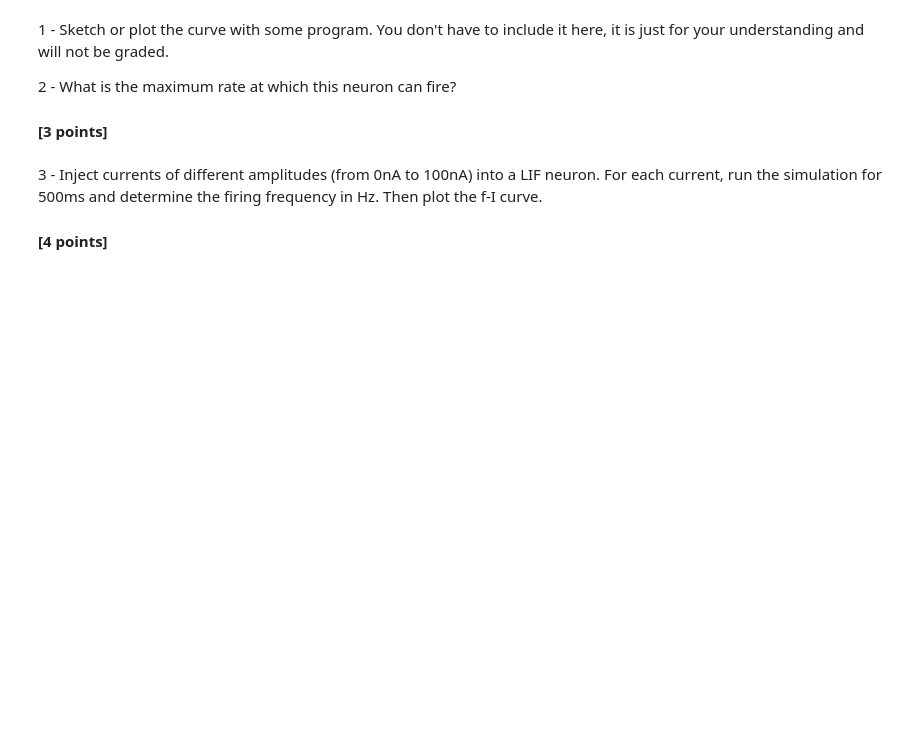
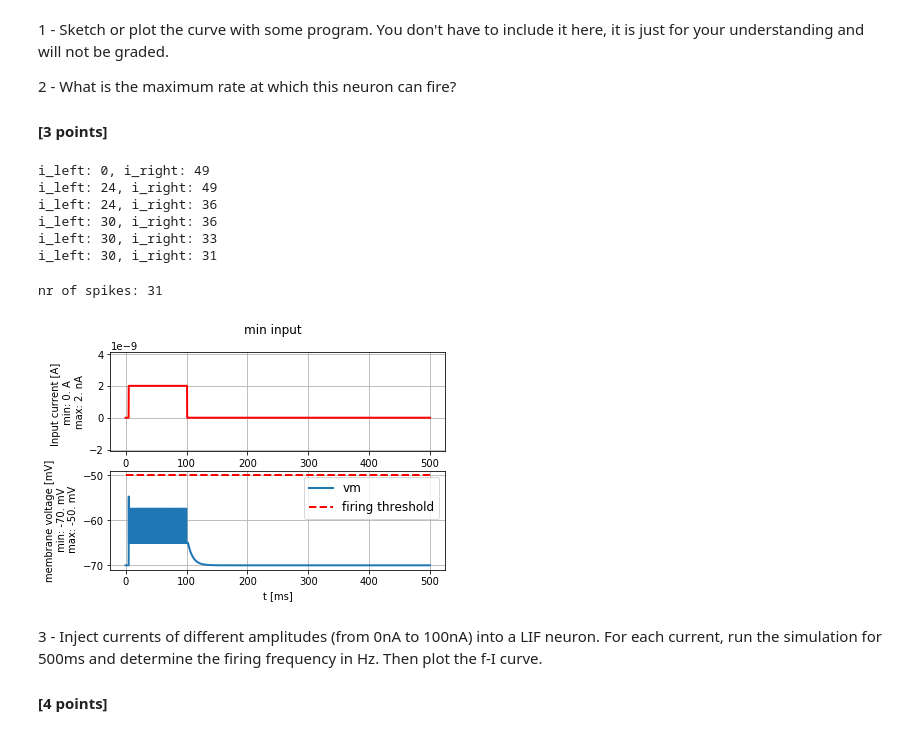
Before and after one commit to Shrecki/BioModNN, a Jupyter notebook: Ex2_Fabrice_Guibert_000.ipynb, the cells around one changed output. Drawn from its saved outputs; the diff is of its cells as text; code cells hidden in the pictures; blank space fills up the shorter version.

```diff
--- a/Ex2_Fabrice_Guibert_000.ipynb
+++ b/Ex2_Fabrice_Guibert_000.ipynb
@@ -56,0 +79,4 @@ Calculate i_min here (write down your formula)
+# %%
+
+i_min = (LIF.FIRING_THRESHOLD - LIF.V_REST)/LIF.MEMBRANE_RESISTANCE
+print("minimal current: {}".format(i_min))
@@ -81,0 +159,44 @@ print("nr of spikes: {}".format(spike_monitor.count[0]))  # should be 0
+# %%
+maxSpikes = -1
+max_i = len(currents)
+i_left = 0
+i_right = max_i-1
+found = False
+(state_monitor,spike_monitor) = LIF.simulate_LIF_neuron(input_current=currents[i_right], simulation_time = 500 * b2.ms,
+                                                       abs_refractory_period= 3*b2.ms)
+good_i = i_right
+spikeObj = spike_monitor.count[0]
+(state_monitor, spike_monitor) = LIF.simulate_LIF_neuron(input_current=currents[i_left], simulation_time = 500 * b2.ms,
+                                                        abs_refractory_period= 3*b2.ms)
+
+
+foundId = i_right
+
+if(spike_monitor.count[0] == spikeObj):
+    found = True
+    foundId= i_left
+
+while(not found):
+    print("i_left: {}, i_right: {}".format(i_left, i_right))
+    (i_left, i_right, found) = dichotomy(i_left, i_right, spikeObj)
+# %% [output]
+i_left: 0, i_right: 49
+i_left: 24, i_right: 49
+i_left: 24, i_right: 36
+i_left: 30, i_right: 36
+i_left: 30, i_right: 33
+i_left: 30, i_right: 31
+# %%
+if(found):
+    foundId = i_left
+# %%
+(state_monitor,spike_monitor) = LIF.simulate_LIF_neuron(input_current=currents[foundId], simulation_time = 500 * b2.ms,
+                                                       abs_refractory_period= 3*b2.ms)
+
+# plot I and vm
+plot_tools.plot_voltage_and_current_traces(
+state_monitor, step_current, title="min input", firing_threshold=LIF.FIRING_THRESHOLD)
+print("nr of spikes: {}".format(spike_monitor.count[0]))
+# %% [output]
+nr of spikes: 31
+[figure, added]
```
Also changed, not shown: parts of 10 cells of this notebook.
